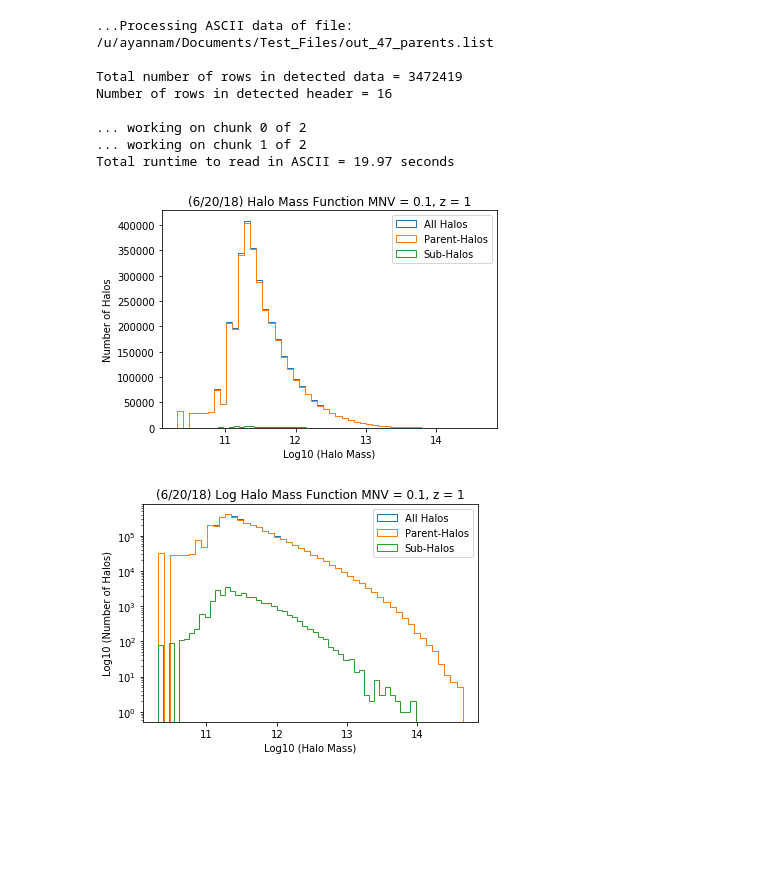
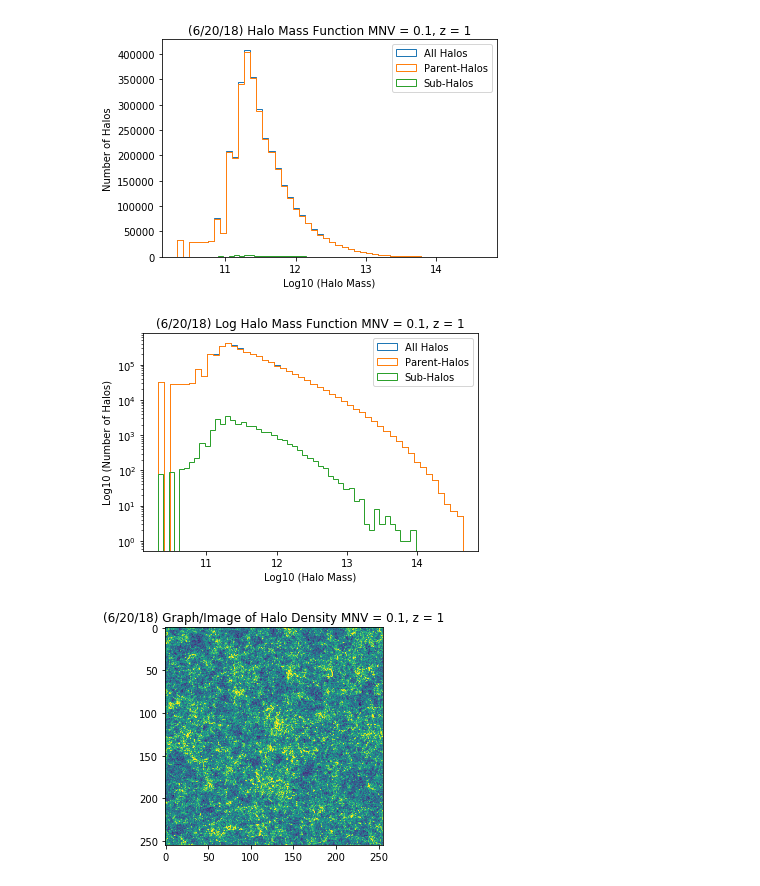
Before and after one commit to may32098/ASTROUSRP_halos_with_neutrinos, a Jupyter notebook: halo_cat_process.ipynb, the cells around one changed output. Drawn from its saved outputs; the diff is of its cells as text; code cells hidden in the pictures; blank space fills up the shorter version.

```diff
--- a/halo_cat_process.ipynb
+++ b/halo_cat_process.ipynb
@@ -7,6 +7,7 @@ import sys, os
 import numpy as np
 from matplotlib import pyplot as plt
 from halotools import sim_manager
+import h5py
 from scipy import fftpack
 from scipy.fftpack import fftfreq, fftshift, ifftshift, ifftn
 #from emcee.utils import MPIPool
@@ -38,58 +39,59 @@ columns_dict ={
 		"PID":		(41,'i8')
 	       }
 
-def read_cat(cat_filename):
+#def read_cat(cat_filename):
    # returns a matrix with each halo as the row and x, y, z positions as the columns, array of the log10 of the halo masses, and the PID array
    # must use 3D accessing to access postions and 2D accessing to access the masses where the second dimension is the halo
-   reader = sim_manager.TabularAsciiReader(cat_filename, columns_dict)
-   halo_arr = reader.read_ascii() # array of tuples containing values for each item in columns_dict
-   halo_pos_arr = np.array([halo_arr["halo_x"], halo_arr["halo_y"], halo_arr["halo_z"]]).T #array of arrays containing the x, y, z positions of the halo
-   halo_mass_arr = np.log10(halo_arr["halo_mvir"]) # array of log base 10 of the halo masses
+   #reader = sim_manager.TabularAsciiReader(cat_filename, columns_dict)
+   #halo_arr = reader.read_ascii() # array of tuples containing values for each item in columns_dict
+   #halo_pos_arr = np.array([halo_arr["halo_x"], halo_arr["halo_y"], halo_arr["halo_z"]]).T #array of arrays containing the x, y, z positions of the halo
+   #halo_mass_arr = np.log10(halo_arr["halo_mvir"]) # array of log base 10 of the halo masses
 
-   halo_PID_arr = np.array(halo_arr["PID"])
-   return halo_pos_arr, halo_mass_arr, halo_PID_arr
+   #halo_PID_arr = np.array(halo_arr["PID"])
+   #return halo_pos_arr, halo_mass_arr, halo_PID_arr
 
 
-def plot_halo_mass(cat_filename):
+def plot_halo_mass(mass_filename, PID_filename):
 
-   mass_arr, PID_arr = read_cat(cat_filename)[1:] # mass and PID of all the halos
+    mass_arr = np.load(mass_filename)
+    PID_arr = np.load(PID_filename)
 
+    parents_mask = PID_arr == -1 # boolean array with True for parent halos and False for subhalos
+    subhalo_mask = PID_arr != -1 # boolean array with True for subhalos and False for parent halos
 
-   parents_mask = PID_arr == -1 # boolean array with True for parent halos and False for subhalos
-   subhalo_mask = PID_arr != -1 # boolean array with True for subhalos and False for parent halos
+    plt.hist(mass_arr, bins = 50, label = "All Halos", histtype = "step") # plots mass function of all of the halos
+    plt.hist(mass_arr[parents_mask], bins = 50, label = "Parent-Halos", histtype = "step") # plots the mass function of the parent halos
+    plt.hist(mass_arr[subhalo_mask], bins = 50, label = "Sub-Halos", histtype = "step") # plots the mass function of the subhalos
 
-   plt.hist(mass_arr, bins = 50, label = "All Halos", histtype = "step") # plots mass function of all of the halos
-   plt.hist(mass_arr[parents_mask], bins = 50, label = "Parent-Halos", histtype = "step") # plots the mass function of the parent halos
-   plt.hist(mass_arr[subhalo_mask], bins = 50, label = "Sub-Halos", histtype = "step") # plots the mass function of the subhalos
+    plt.title("(6/20/18) Halo Mass Function MNV = 0.1, z = 1")
+    plt.xlabel("Log10 (Halo Mass)")
+    plt.ylabel("Number of Halos")
+    plt.legend()
+    plt.show()
 
-   plt.title("(6/20/18) Halo Mass Function MNV = 0.1, z = 1")
-   plt.xlabel("Log10 (Halo Mass)")
-   plt.ylabel("Number of Halos")
-   plt.legend()
-   plt.show()
+    plt.hist(mass_arr, bins = 50, label = "All Halos", histtype = "step") # plots mass function of all of the halos
+    plt.hist(mass_arr[parents_mask], bins = 50, label = "Parent-Halos", histtype = "step") # plots the mass function of the parent halos
+    plt.hist(mass_arr[subhalo_mask], bins = 50, label = "Sub-Halos", histtype = "step") # plots the mass function of the subhalos
 
-   plt.hist(mass_arr, bins = 50, label = "All Halos", histtype = "step") # plots mass function of all of the halos
-   plt.hist(mass_arr[parents_mask], bins = 50, label = "Parent-Halos", histtype = "step") # plots the mass function of the parent halos
-   plt.hist(mass_arr[subhalo_mask], bins = 50, label = "Sub-Halos", histtype = "step") # plots the mass function of the subhalos
+    plt.title("(6/20/18) Log Halo Mass Function MNV = 0.1, z = 1")
+    plt.xlabel("Log10 (Halo Mass)")
+    plt.ylabel("Log10 (Number of Halos)")
+    plt.yscale('log')
+    plt.legend()
+    plt.show()
 
-   plt.title("(6/20/18) Log Halo Mass Function MNV = 0.1, z = 1")
-   plt.xlabel("Log10 (Halo Mass)")
-   plt.ylabel("Log10 (Number of Halos)")
-   plt.yscale('log')
-   plt.legend()
-   plt.show()
-
-plot_halo_mass("/u/ayannam/Documents/Test_Files/out_47_parents.list")
+plot_halo_mass("/u/ayannam/Documents/Raw_Data/mnv_0.1/out_47_parents_mass.npy", "/u/ayannam/Documents/Raw_Data/mnv_0.1/out_47_parents_PID.npy")
 # %% [output]
-...Processing ASCII data of file:
-/u/ayannam/Documents/Test_Files/out_47_parents.list
-
-Total number of rows in detected data = 3472419
-Number of rows in detected header = 16
-
-... working on chunk 0 of 2
-... working on chunk 1 of 2
-Total runtime to read in ASCII = 19.97 seconds
 [figure]
 [figure]
+# %%
+def plot_grid(grid_filename):
+    g = np.load(grid_filename)
+    plt.imshow(np.sum(g, axis = 0), vmin = -3 * np.std(np.sum(g, axis = 0)), vmax = 3 * np.std(np.sum(g, axis = 0)))
+    plt.title("(6/20/18) Graph/Image of Halo Density MNV = 0.1, z = 1")
+    plt.show()
+
+plot_grid("/u/ayannam/Documents/Grids/mnv_0.1/out_47_parents_grid.npy")
+# %% [output]
+[figure, added]
 # %%
```
Also changed, not shown: parts of 2 cells of this notebook.
